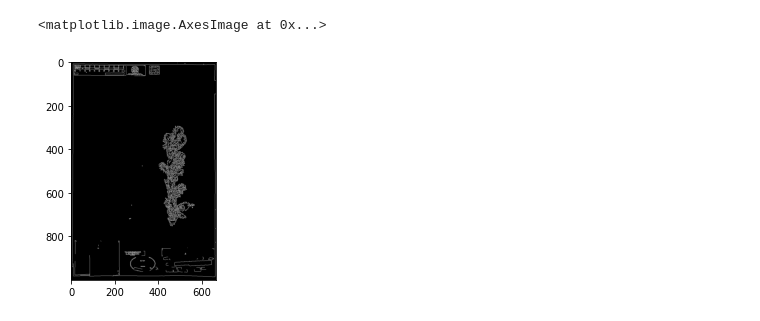
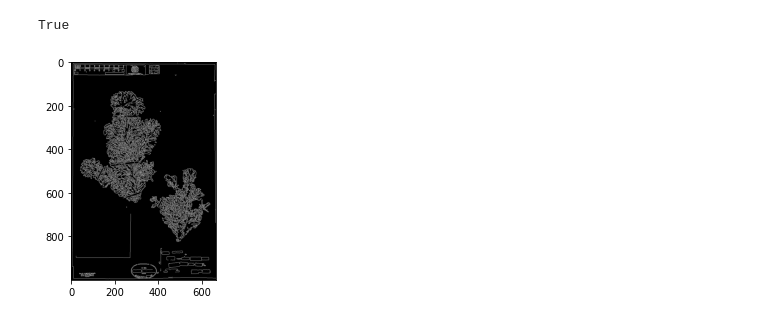
Before and after one commit to liuyoshio/Herbarium-Identification, a Jupyter notebook: processImg.ipynb, the cells around one changed output. Saved outputs shown, nothing was run; the diff lists cells and outputs as text; code cells hidden in the pictures.

```diff
--- a/processImg.ipynb
+++ b/processImg.ipynb
@@ -30,17 +36,21 @@ Transform = transforms.Compose(
     ])
 # %%
-img = cv2.imread('../../../../Volumes/T7/herbarium-2022-fgvc9/train_images/000/00/00000__001.jpg')
+img = cv2.imread('../../../../Volumes/T7/herbarium-2022-fgvc9/train_images/000/00/00000__002.jpg')
 # %%
 gray = cv2.cvtColor(img, cv2.COLOR_BGR2GRAY)
 dx = cv2.Sobel(gray, cv2.CV_64F, 1, 0, ksize=3)
 dy = cv2.Sobel(gray, cv2.CV_64F, 0, 1, ksize=3)
 grad = np.sqrt(dx ** 2 + dy ** 2)
 
 canny = cv2.Canny(gray, 100, 200)
-plt.imshow(canny, cmap = "gray")
+
+
+
+plt.imshow(canny, cmap ='gray')
+cv2.imwrite('../output.jpg', canny)
 # %% [output]
-<matplotlib.image.AxesImage at 0x...>
+True
-[figure, old version]
+[figure, new version]
 # %%
 X_Train, Y_Train = train_df['image_dir'].values, train_df['category'].values
 
```
Also changed, not shown: parts of 9 cells of this notebook, 2 other files.
